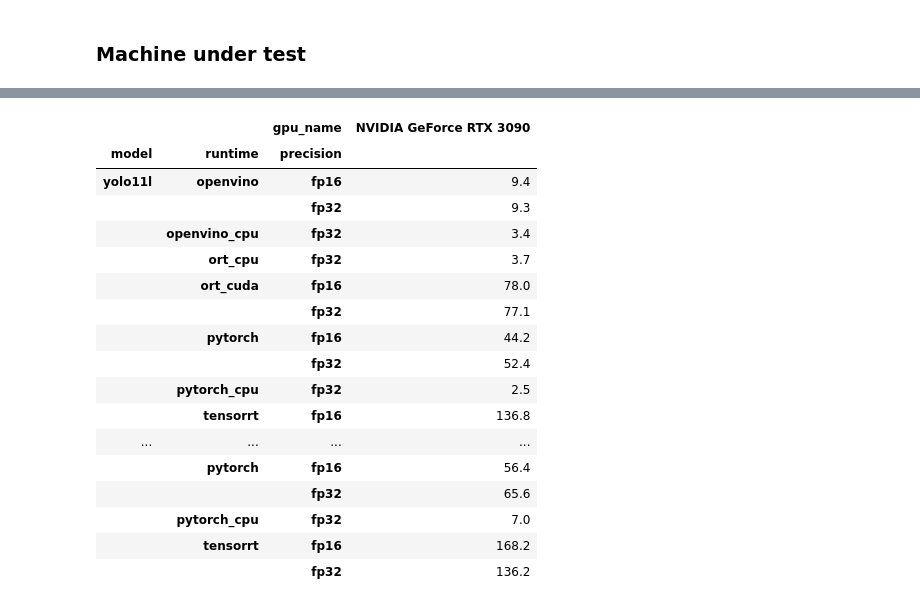
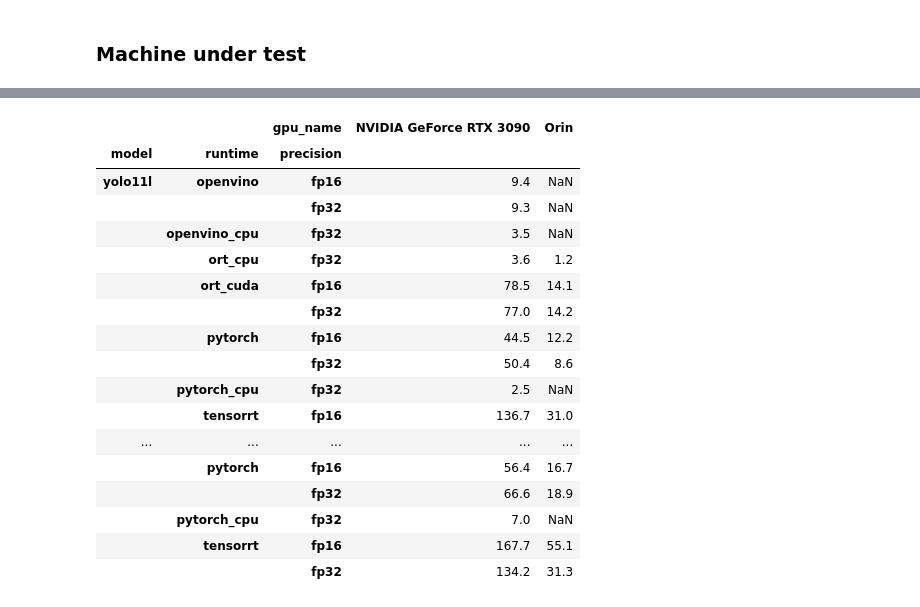
Before and after one commit to LaserBorg/detector-comparison, a Jupyter notebook: results.ipynb, the cells around one changed output, grey strips where cells are left out. Drawn from its saved outputs; the diff is of its cells as text; code cells hidden in the pictures.

```diff
--- a/results.ipynb
+++ b/results.ipynb
@@ -268,28 +302,27 @@ else:
 # %%
 # Same model/runtime across machines — the actual portability question.
-if frames:
-    ok = allruns[allruns["status"] == "ok"]
-    pivot = ok.pivot_table(
-        index=["model", "runtime", "precision"],
-        columns="gpu_name", values="fps", aggfunc="median",
-    )
-    display(pivot.round(1))
+ok = df[df["status"] == "ok"]
+pivot = ok.pivot_table(
+    index=["model", "runtime", "precision"],
+    columns="gpu_name", values="fps", aggfunc="median",
+)
+pivot.round(1)
 # %% [output]
-|  |  | gpu_name | NVIDIA GeForce RTX 3090 |
-| model | runtime | precision |  |
-| yolo11l | openvino | fp16 | 9.4 |
-|  |  | fp32 | 9.3 |
-|  | openvino_cpu | fp32 | 3.4 |
-|  | ort_cpu | fp32 | 3.7 |
-|  | ort_cuda | fp16 | 78.0 |
-|  |  | fp32 | 77.1 |
-|  | pytorch | fp16 | 44.2 |
-|  |  | fp32 | 52.4 |
-|  | pytorch_cpu | fp32 | 2.5 |
-|  | tensorrt | fp16 | 136.8 |
-| ... | ... | ... | ... |
-|  | pytorch | fp16 | 56.4 |
-|  |  | fp32 | 65.6 |
-|  | pytorch_cpu | fp32 | 7.0 |
-|  | tensorrt | fp16 | 168.2 |
-|  |  | fp32 | 136.2 |
+|  |  | gpu_name | NVIDIA GeForce RTX 3090 | Orin |
+| model | runtime | precision |  |  |
+| yolo11l | openvino | fp16 | 9.4 | NaN |
+|  |  | fp32 | 9.3 | NaN |
+|  | openvino_cpu | fp32 | 3.5 | NaN |
+|  | ort_cpu | fp32 | 3.6 | 1.2 |
+|  | ort_cuda | fp16 | 78.5 | 14.1 |
+|  |  | fp32 | 77.0 | 14.2 |
+|  | pytorch | fp16 | 44.5 | 12.2 |
+|  |  | fp32 | 50.4 | 8.6 |
+|  | pytorch_cpu | fp32 | 2.5 | NaN |
+|  | tensorrt | fp16 | 136.7 | 31.0 |
+| ... | ... | ... | ... | ... |
+|  | pytorch | fp16 | 56.4 | 16.7 |
+|  |  | fp32 | 66.6 | 18.9 |
+|  | pytorch_cpu | fp32 | 7.0 | NaN |
+|  | tensorrt | fp16 | 167.7 | 55.1 |
+|  |  | fp32 | 134.2 | 31.3 |
```
Also changed, not shown: parts of 19 cells of this notebook, 8 other files.
